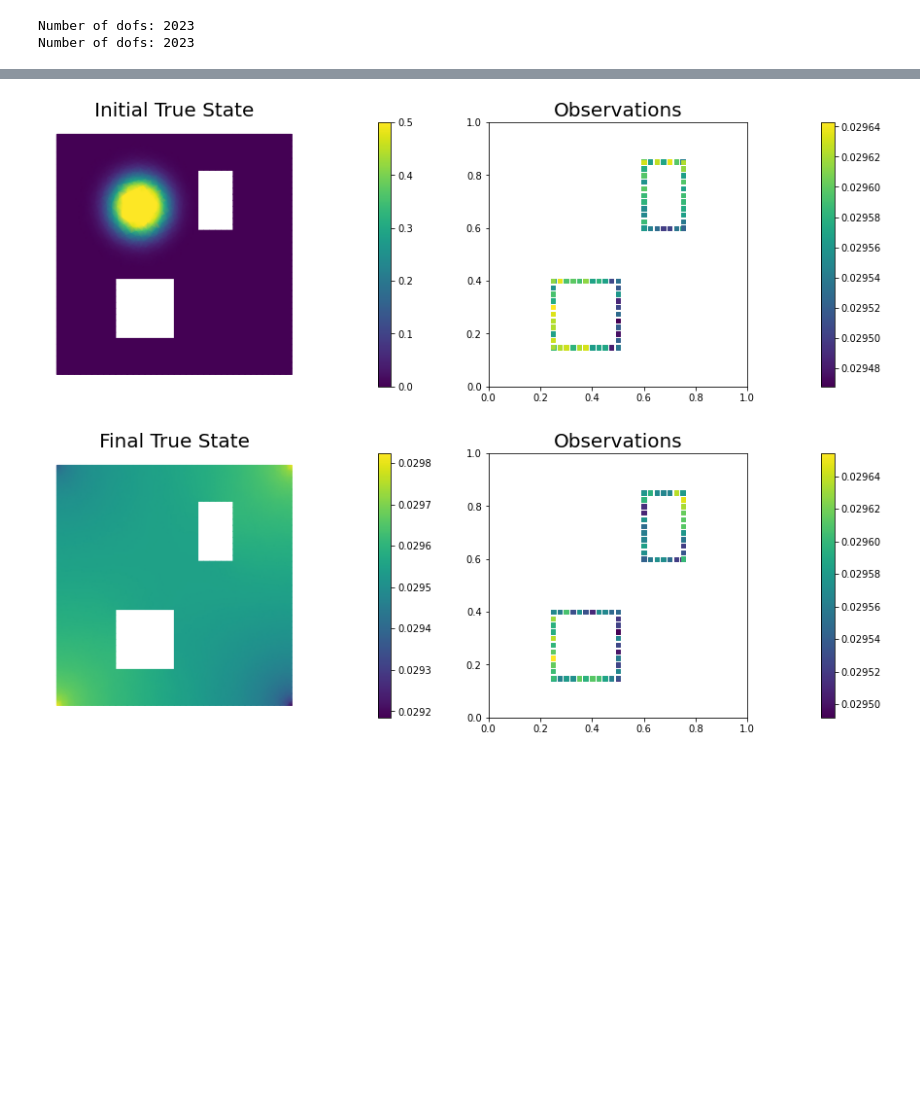
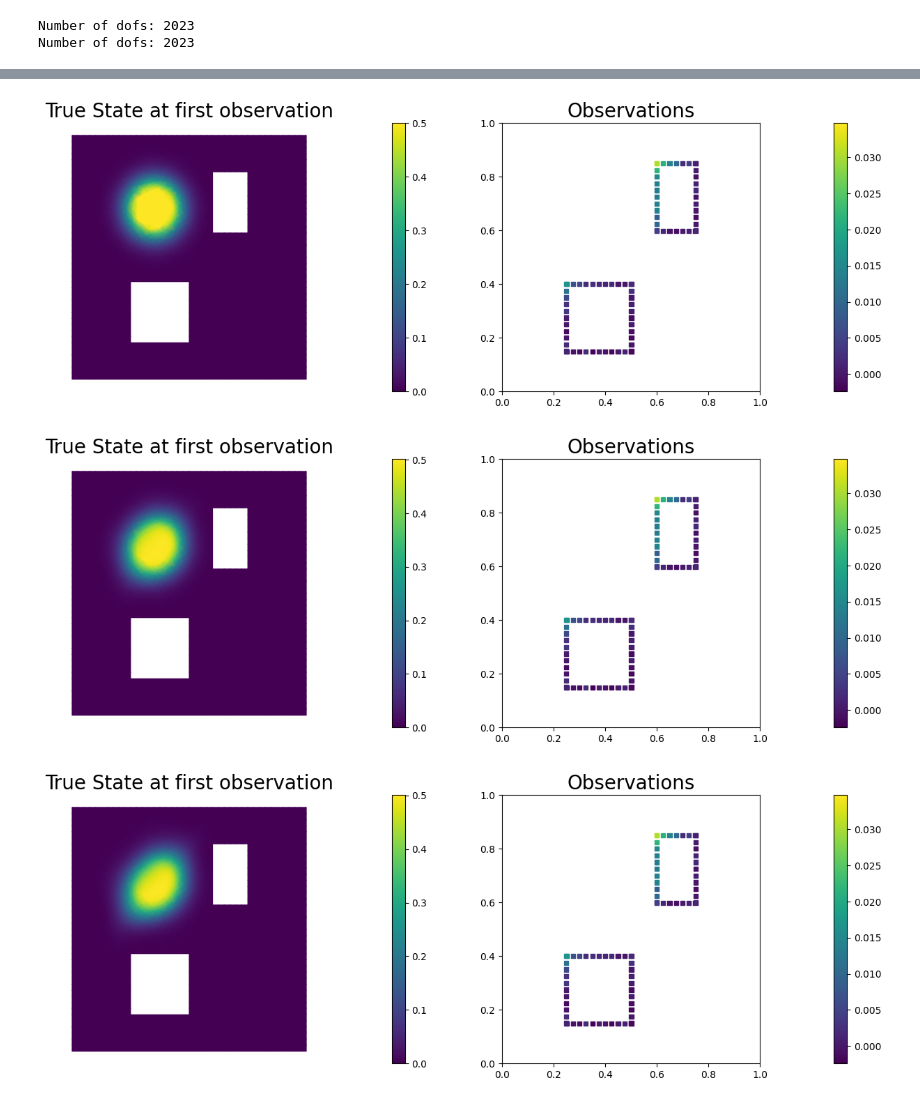
Before and after one commit to Irabiel/ad_diff_diffPara, a Jupyter notebook: ip_advection_diffusion_bayesian_incg.ipynb, the cells around one changed output, grey strips where cells are left out. Drawn from its saved outputs; the diff is of its cells as text; code cells hidden in the pictures; blank space fills up the shorter version.

```diff
--- a/ip_advection_diffusion_bayesian_incg.ipynb
+++ b/ip_advection_diffusion_bayesian_incg.ipynb
@@ -31,7 +30,7 @@ def computeVelocityField(mesh):
     mixed_element = ufl.MixedElement([Xh.ufl_element(), Wh.ufl_element()])
     XW = dl.FunctionSpace(mesh, mixed_element)
 
-    Re = dl.Constant(1e2)
+    Re = dl.Constant(100)
 
     g = dl.Expression(('0.0','(x[0] < 1e-14) - (x[0] > 1 - 1e-14)'), degree=1)
     bc1 = dl.DirichletBC(XW.sub(0), g, v_boundary)
@@ -105,7 +102,12 @@ anis_diff.set(theta0, theta1, alpha)
 
 prior = BiLaplacianPrior(Vh[PARAMETER], gamma, delta, anis_diff, robin_bc=True)
 #prior = LaplacianPrior(Vh[PARAMETER], gamma, delta, mean=None)
-mtrue = true_model(prior)
+#prior.mean = dl.interpolate(dl.Constant(0.25), Vh[PARAMETER]).vector()
+#mtrue = true_model(prior)
+m_expr = dl.Expression(
+    'std::log(.001)/std::log(std::exp(1))',
+    element=Vh[PARAMETER].ufl_element())
+mtrue = dl.interpolate(m_expr, Vh[PARAMETER]).vector()
 
 t_init         = 0.
 t_final        = 4.
@@ -120,9 +122,7 @@ targets = np.loadtxt('targets.txt')
 print ("Number of observation points: {0}".format(targets.shape[0]) )
 misfit = SpaceTimePointwiseStateObservation(Vh[STATE], observation_times, targets)
 
-#true_initial_condition = prior.mean
-
-problem = TimeDependentAD(mesh, Vh, prior, misfit, simulation_times, wind_velocity, False, true_initial_condition)
+problem = TimeDependentAD(mesh, Vh, prior, misfit, simulation_times, wind_velocity, True, true_initial_condition)
 
 
 objs = [dl.Function(Vh[PARAMETER],mtrue),
@@ -136,33 +136,27 @@ Number of observation points: 80
 # %%
-rel_noise = 0.001
+rel_noise = .01
 utrue = problem.generate_vector(STATE)
 x = [utrue, mtrue, None]
-#problem.setPointForHessianEvaluations(x)
 problem.solveFwd(x[STATE], x)
 misfit.observe(x, misfit.d)
-#misfit.B.mult(x[STATE], misfit.d)
 MAX = misfit.d.norm("linf", "linf")
 noise_std_dev = rel_noise * MAX
 parRandom.normal_perturb(noise_std_dev,misfit.d)
 misfit.noise_variance = noise_std_dev*noise_std_dev
 
 
-plt.figure(figsize=(15,5))
-nb.plot(dl.Function(Vh[STATE], utrue.data[0]), mytitle="Initial True State", subplot_loc=121)
-nb.plot_pts(targets, misfit.d.data[0], mytitle="Observations", subplot_loc=122)
-plt.show()
+for i in range(10):
+
+    plt.figure(figsize=(15,5))
+    nb.plot(dl.Function(Vh[STATE], utrue.data[i]), mytitle="True State at first observation", subplot_loc=121)
+    nb.plot_pts(targets, misfit.d.data[0], mytitle="Observations", subplot_loc=122)
+    plt.show()
 
 plt.figure(figsize=(15,5))
-nb.plot(dl.Function(Vh[STATE], utrue.data[-1]), mytitle="Final True State", subplot_loc=121)
+nb.plot(dl.Function(Vh[STATE], utrue.data[-1]), mytitle="True State at first observation", subplot_loc=121)
 nb.plot_pts(targets, misfit.d.data[-1], mytitle="Observations", subplot_loc=122)
 plt.show()
-
-#nb.plot(vector2Function(true_initial_condition,Vh[PARAMETER]))
-#plt.show()
-#nb.plot(vector2Function(utrue.data[0],Vh))
-#plt.show()
-
-#nb.show_solution(Vh, true_initial_condition, utrue, "Solution")
 # %% [output]
-[figure, old version]
+[figure, new version]
-[figure, old version]
+[figure, new version]
+[figure, added]
```
Also changed, not shown: parts of 11 cells of this notebook, 4 other files.
